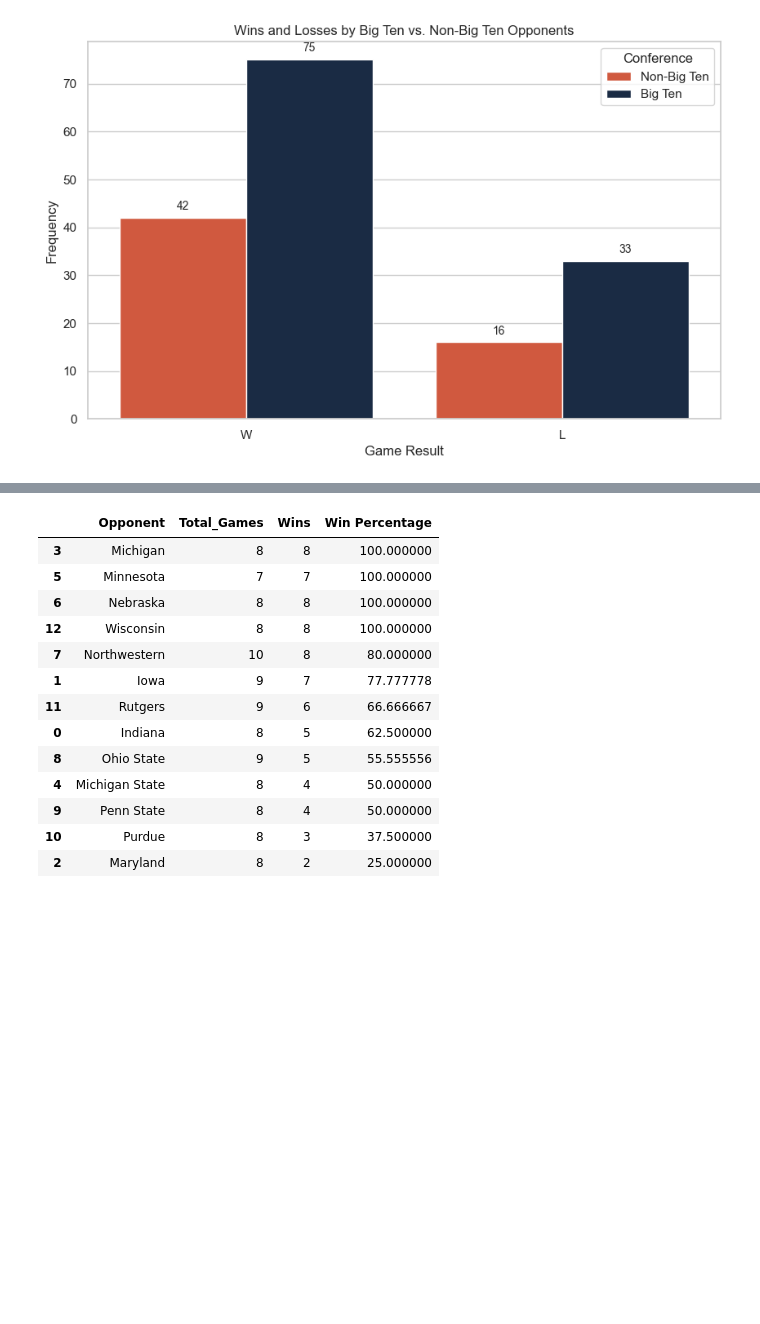
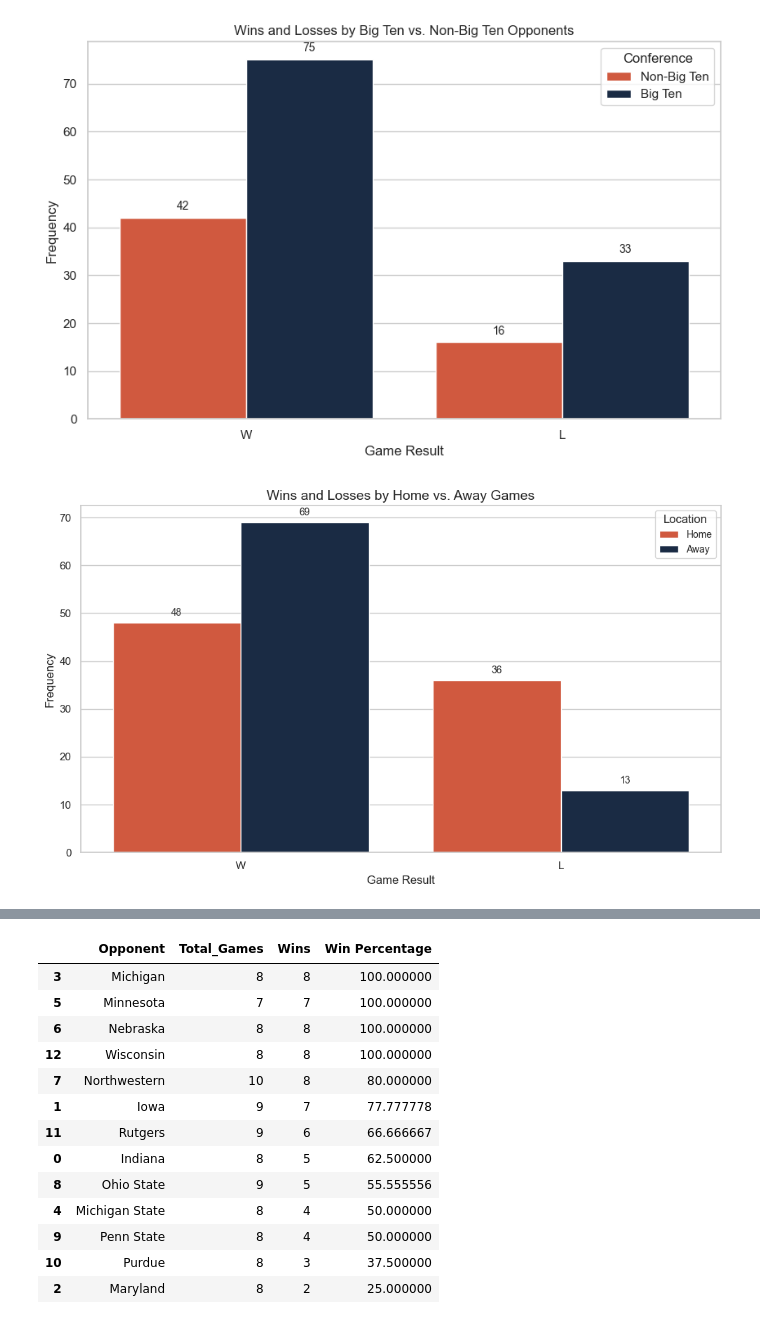
Before and after one commit to UIUC-DSC/team-townies-fa24, a Jupyter notebook: EDA.ipynb, the cells around one changed output, grey strips where cells are left out. Saved outputs shown, nothing was run; the diff lists cells and outputs as text; code cells hidden in the pictures; blank space fills up the shorter version.

```diff
--- a/EDA.ipynb
+++ b/EDA.ipynb
@@ -270,5 +288,24 @@ for bar in plot.containers:
 plt.show()
 # %% [output]
 [figure]
+# %%
+# What about for Home vs. Away games
+plt.figure(figsize=(10, 6))
+
+plot = sns.countplot(data=all_gl, x='Result', hue='Home Game', palette=['#E84A27', '#13294b'])
+
+plt.xlabel('Game Result', fontsize=12)
+plt.ylabel('Frequency', fontsize=12)
+plt.title('Wins and Losses by Home vs. Away Games', fontsize=14)
+plt.legend(title='Location', labels=['Home', 'Away'], fontsize=10)
+
+# Add counts at the top of each bar
+for bar in plot.containers:
+    plot.bar_label(bar, label_type='edge', padding=5, fontsize=10)
+
+plt.tight_layout()
+plt.show()
+# %% [output]
+[figure, added]
 # %%
 # Observe how the relationship between rest days and game results
```
Also changed, not shown: parts of 10 cells of this notebook, 1 other file.
